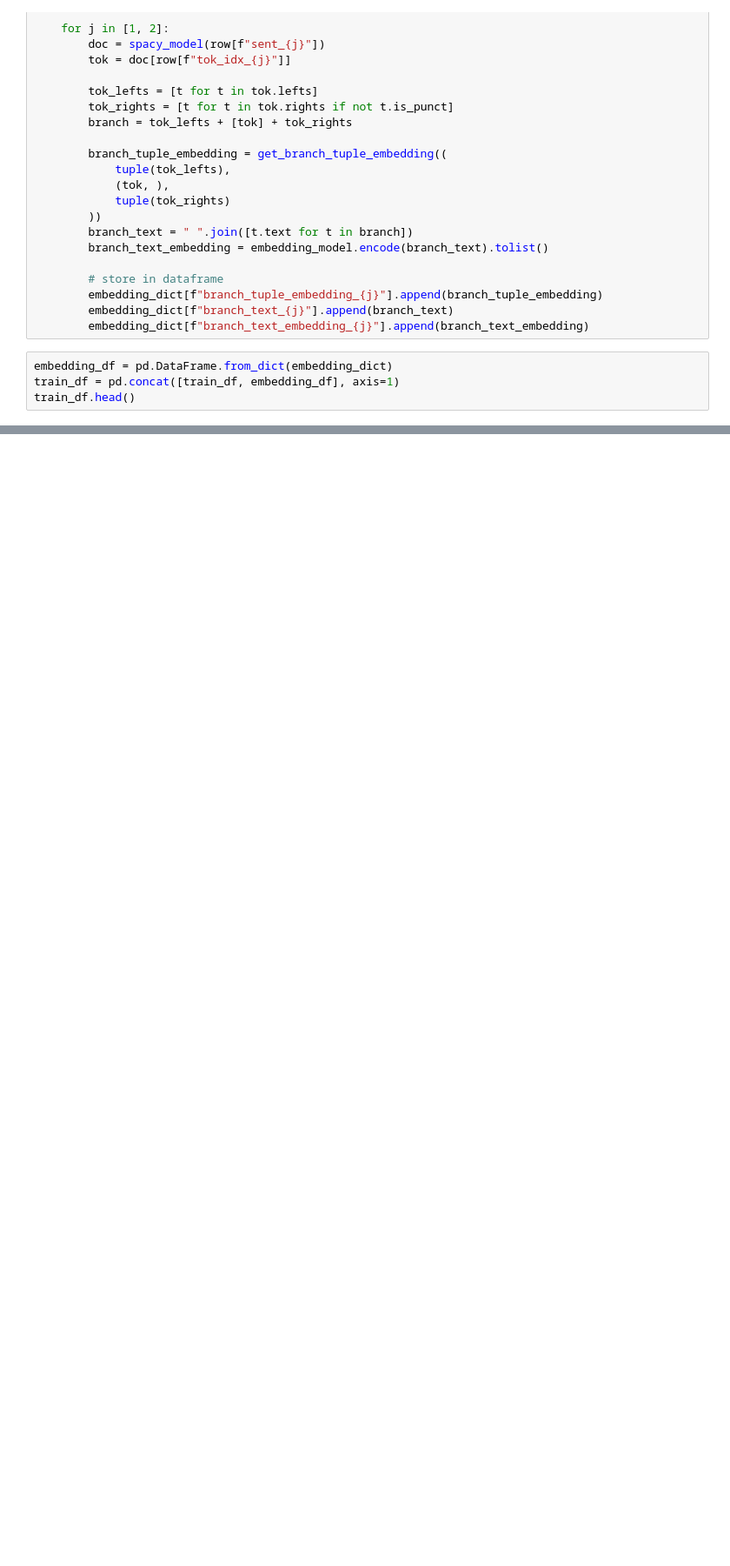
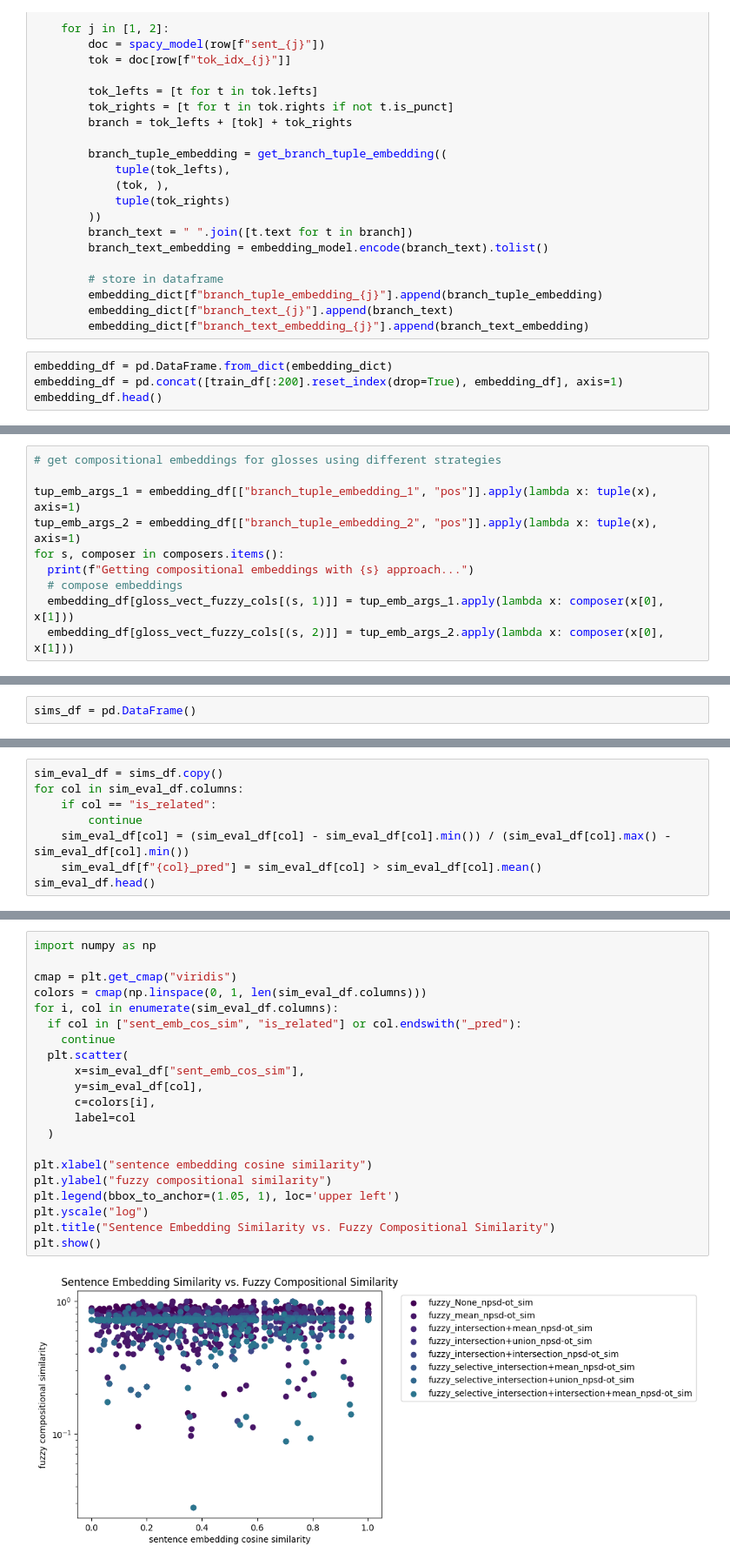
Before and after one commit to IsaacFigNewton/DisCoFuzz, a Jupyter notebook: DisCoFuzz_WiC_Eval.ipynb, the cells around one changed output, grey strips where cells are left out. Shown at 87% size. Saved outputs shown, nothing was run; the diff lists cells and outputs as text; blank space fills up the shorter version.

Commit message:
fixed WiC dataset eval and compositional embedding

```diff
--- a/DisCoFuzz_WiC_Eval.ipynb
+++ b/DisCoFuzz_WiC_Eval.ipynb
@@ -139,8 +122,8 @@ for i, row in train_df[:200].iterrows():
         embedding_dict[f"branch_text_embedding_{j}"].append(branch_text_embedding)
 # %%
 embedding_df = pd.DataFrame.from_dict(embedding_dict)
-train_df = pd.concat([train_df, embedding_df], axis=1)
-train_df.head()
+embedding_df = pd.concat([train_df[:200].reset_index(drop=True), embedding_df], axis=1)
+embedding_df.head()
 # %% [output]
 |  | lemma | pos | sent_1 | sent_2 | tok_idx_1 | tok_idx_2 | branch_tuple_embedding_1 | branch_text_1 | ... |
 | 0 | carry | v | You must carry your camping gear . | Sound carries well over water . | 2 | 1 | (((tf.Tensor(\n[0.00338854-2.8324... | You must carry gear | ... |
@@ -150,0 +151,10 @@ train_df.head()
+# %%
+# get compositional embeddings for glosses using different strategies
+
+tup_emb_args_1 = embedding_df[["branch_tuple_embedding_1", "pos"]].apply(lambda x: tuple(x), axis=1)
+tup_emb_args_2 = embedding_df[["branch_tuple_embedding_2", "pos"]].apply(lambda x: tuple(x), axis=1)
+for s, composer in composers.items():
+  print(f"Getting compositional embeddings with {s} approach...")
+  # compose embeddings
+  embedding_df[gloss_vect_fuzzy_cols[(s, 1)]] = tup_emb_args_1.apply(lambda x: composer(x[0], x[1]))
+  embedding_df[gloss_vect_fuzzy_cols[(s, 2)]] = tup_emb_args_2.apply(lambda x: composer(x[0], x[1]))
@@ -150,0 +187,2 @@ train_df.head()
+# %%
+sims_df = pd.DataFrame()
@@ -150,0 +238,8 @@ train_df.head()
+# %%
+sim_eval_df = sims_df.copy()
+for col in sim_eval_df.columns:
+    if col == "is_related":
+        continue
+    sim_eval_df[col] = (sim_eval_df[col] - sim_eval_df[col].min()) / (sim_eval_df[col].max() - sim_eval_df[col].min())
+    sim_eval_df[f"{col}_pred"] = sim_eval_df[col] > sim_eval_df[col].mean()
+sim_eval_df.head()
@@ -150,0 +255,23 @@ train_df.head()
+# %%
+import numpy as np
+
+cmap = plt.get_cmap("viridis")
+colors = cmap(np.linspace(0, 1, len(sim_eval_df.columns)))
+for i, col in enumerate(sim_eval_df.columns):
+  if col in ["sent_emb_cos_sim", "is_related"] or col.endswith("_pred"):
+    continue
+  plt.scatter(
+      x=sim_eval_df["sent_emb_cos_sim"],
+      y=sim_eval_df[col],
+      c=colors[i],
+      label=col
+  )
+
+plt.xlabel("sentence embedding cosine similarity")
+plt.ylabel("fuzzy compositional similarity")
+plt.legend(bbox_to_anchor=(1.05, 1), loc='upper left')
+plt.yscale("log")
+plt.title("Sentence Embedding Similarity vs. Fuzzy Compositional Similarity")
+plt.show()
+# %% [output]
+[figure, added]
```
Also changed, not shown: parts of 18 cells of this notebook, 2 other files.
